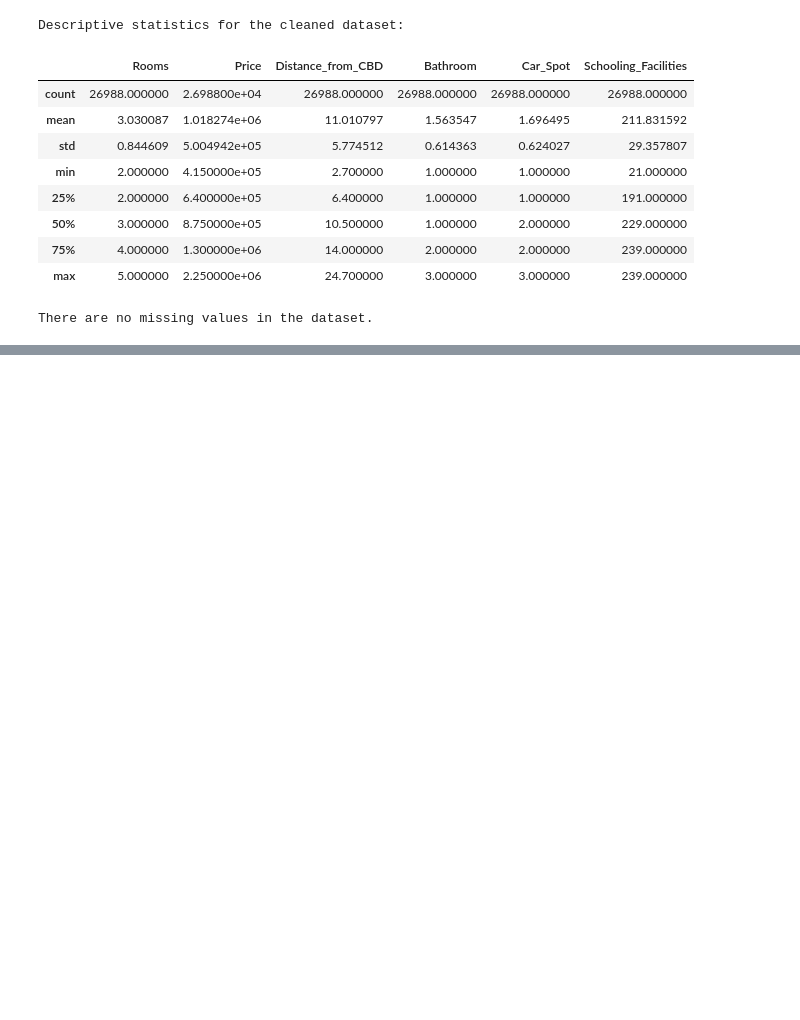
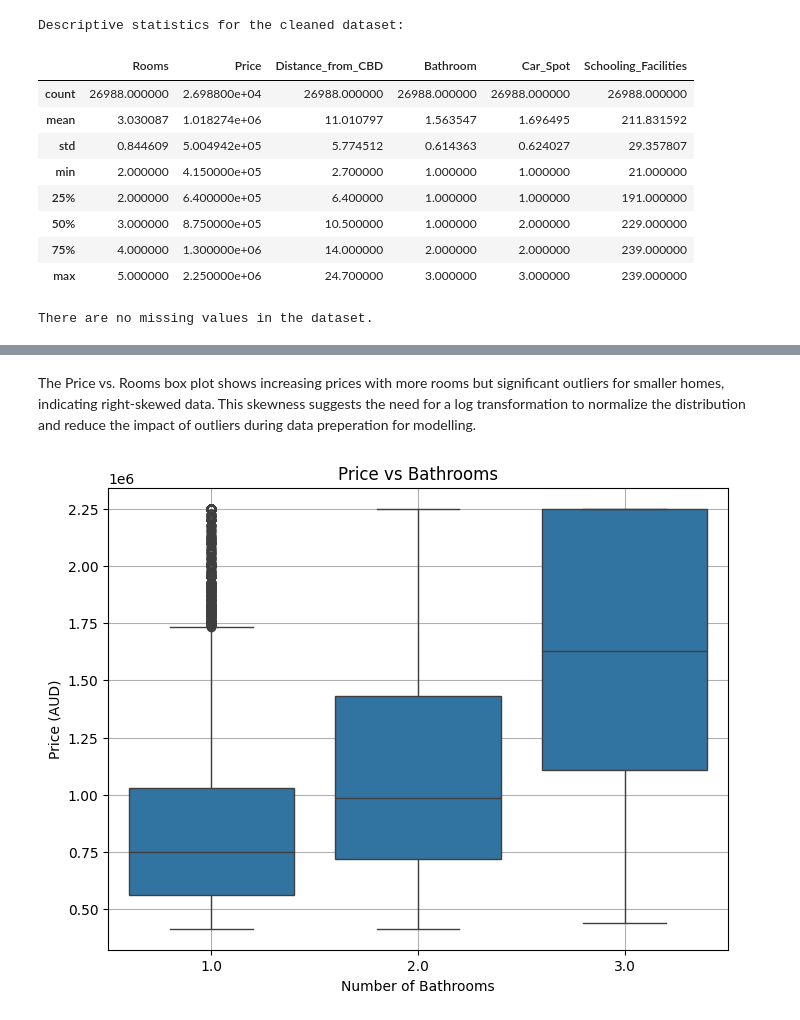
Before and after one commit to Eshitamjn20/HEM-Housing-ML-Model, a Jupyter notebook: mel-housing-data-processing.ipynb, the cells around one changed output, grey strips where cells are left out. Drawn from its saved outputs; the diff is of its cells as text; code cells hidden in the pictures; blank space fills up the shorter version.

```diff
--- a/mel-housing-data-processing.ipynb
+++ b/mel-housing-data-processing.ipynb
@@ -352,0 +385,13 @@ There are no missing values in the dataset.
+# %% [markdown]
+The Price vs. Rooms box plot shows increasing prices with more rooms but significant outliers for smaller homes, indicating right-skewed data. This skewness suggests the need for a log transformation to normalize the distribution and reduce the impact of outliers during data preperation for modelling.
+# %%
+# Price vs Number of Bathrooms (Box Plot)
+plt.figure(figsize=(8, 6))
+sns.boxplot(x=mel_housing_df['Bathroom'], y=mel_housing_df['Price'])
+plt.title('Price vs Bathrooms')
+plt.xlabel('Number of Bathrooms')
+plt.ylabel('Price (AUD)')
+plt.grid(True)
+plt.show()
+# %% [output]
+[figure, added]
```
Also changed, not shown: parts of 13 cells of this notebook.
